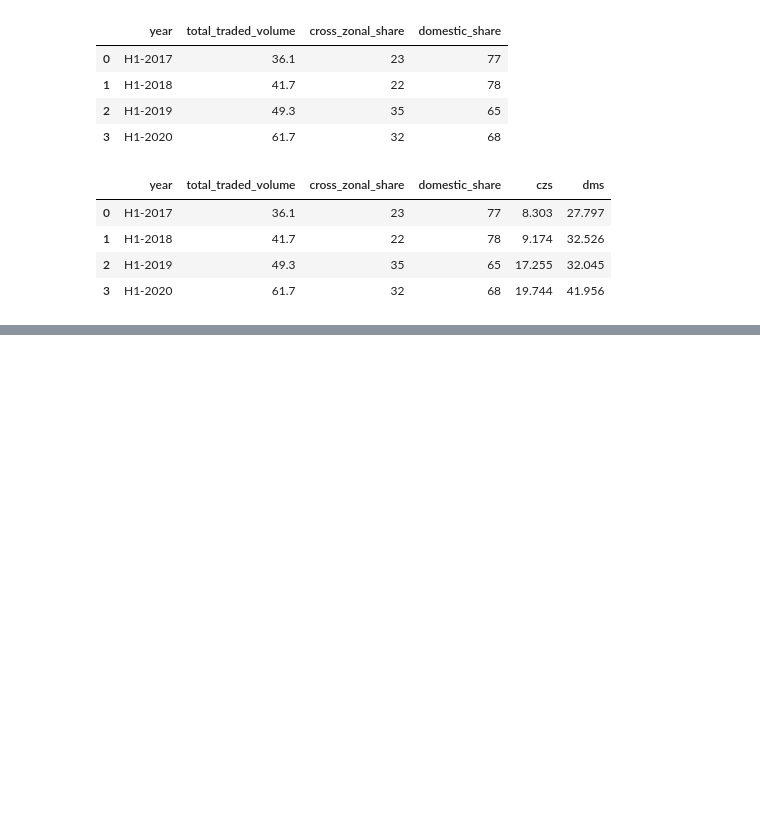
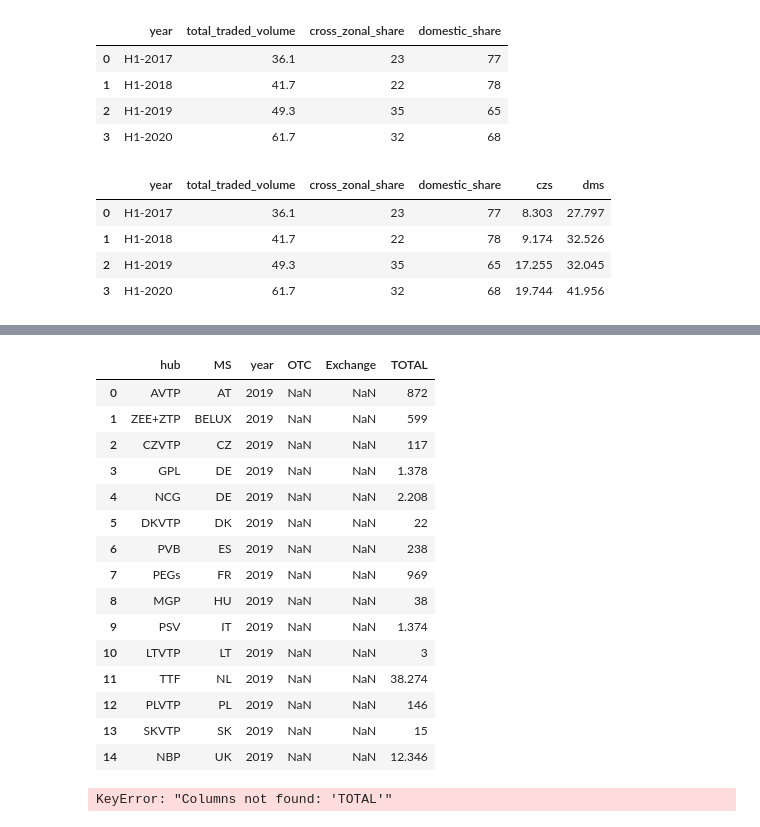
Before and after one commit to hypertechsa/acer-visualisation, a Jupyter notebook: mine.ipynb, the cells around one changed output, grey strips where cells are left out. Drawn from its saved outputs; the diff is of its cells as text; code cells hidden in the pictures; blank space fills up the shorter version.

```diff
--- a/mine.ipynb
+++ b/mine.ipynb
@@ -307,3 +307,7 @@ ren.head()
 # %%
 ren.drop(['cross_zonal_share', 'domestic_share'], axis=1, inplace=True)
 ren.to_csv(r'assets/electricity_trade.csv')
+# %%
+import pandas as pd
+of = pd.read_clipboard()
+of.head()
@@ -309,0 +330,21 @@ ren.to_csv(r'assets/electricity_trade.csv')
+# %%
+ppf = of.loc[of['year'] == 2019]
+ppf.reset_index(inplace=True, drop=True)
+ppf
+# %% [output]
+|  | hub | MS | year | OTC | Exchange | TOTAL |
+| 0 | AVTP | AT | 2019 | NaN | NaN | 872 |
+| 1 | ZEE+ZTP | BELUX | 2019 | NaN | NaN | 599 |
+| 2 | CZVTP | CZ | 2019 | NaN | NaN | 117 |
+| 3 | GPL | DE | 2019 | NaN | NaN | 1.378 |
+| 4 | NCG | DE | 2019 | NaN | NaN | 2.208 |
+| 5 | DKVTP | DK | 2019 | NaN | NaN | 22 |
+| 6 | PVB | ES | 2019 | NaN | NaN | 238 |
+| 7 | PEGs | FR | 2019 | NaN | NaN | 969 |
+| 8 | MGP | HU | 2019 | NaN | NaN | 38 |
+| 9 | PSV | IT | 2019 | NaN | NaN | 1.374 |
+| 10 | LTVTP | LT | 2019 | NaN | NaN | 3 |
+| 11 | TTF | NL | 2019 | NaN | NaN | 38.274 |
+| 12 | PLVTP | PL | 2019 | NaN | NaN | 146 |
+| 13 | SKVTP | SK | 2019 | NaN | NaN | 15 |
+| 14 | NBP | UK | 2019 | NaN | NaN | 12.346 |
@@ -309,0 +355,5 @@ ren.to_csv(r'assets/electricity_trade.csv')
+# %%
+of = of.groupby('hub')['TOTAL', 'Exchange'].mean()
+of.head()
+# %% [output]
+KeyError: "Columns not found: 'TOTAL'"
```
Also changed, not shown: parts of 4 cells of this notebook, 9 other files.
